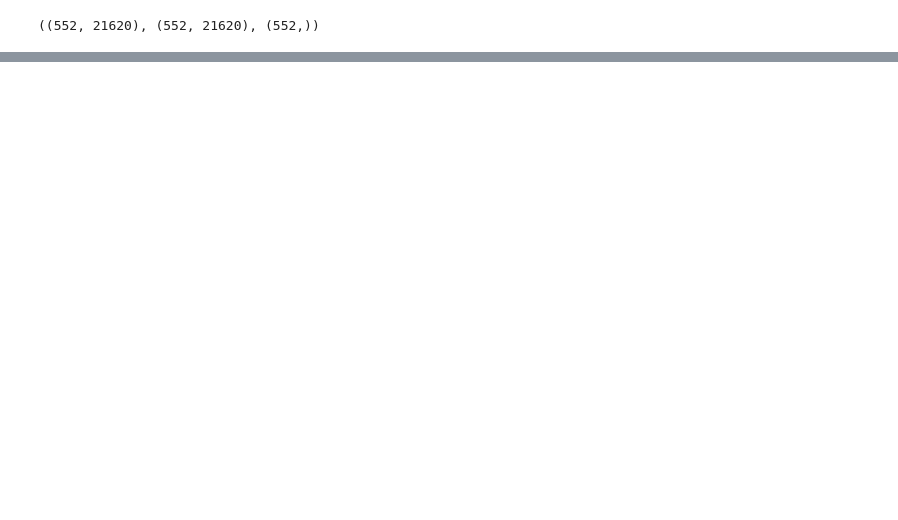
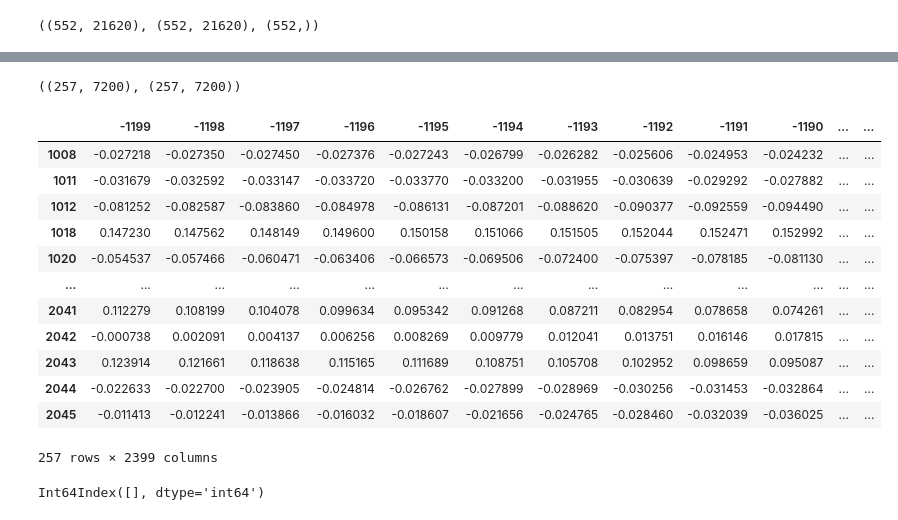
Before and after one commit to lujoselu98/TFM, a Jupyter notebook: Transformations/filter_data.ipynb, the cells around one changed output, grey strips where cells are left out. Saved outputs shown, nothing was run; the diff lists cells and outputs as text; code cells hidden in the pictures; blank space fills up the shorter version.

Commit message:
Filter patterns and plot utils

```diff
--- a/Transformations/filter_data.ipynb
+++ b/Transformations/filter_data.ipynb
@@ -62,0 +70,53 @@ fig.tight_layout()
+# %%
+mins_cut = 30
+nan_percentage_threshold = 30
+
+cut_fhr = fhr.copy().iloc[:, -mins_cut * 60 * 4:]
+fhr_nans_percent = (cut_fhr.isna().sum(axis=1) / cut_fhr.shape[1] * 100)
+fhr_now_dismissed = fhr_nans_percent.index[fhr_nans_percent > nan_percentage_threshold].to_list()
+
+cut_uc = uc.copy().iloc[:, -mins_cut * 60 * 4:]
+uc_nans_percent = (cut_uc.isna().sum(axis=1) / cut_fhr.shape[1] * 100)
+uc_now_dismissed = uc_nans_percent.index[uc_nans_percent > nan_percentage_threshold].to_list()
+
+
+removed = list(set(fhr_now_dismissed).union(set(uc_now_dismissed)))
+
+clean_fhr = cut_fhr.drop(removed)
+clean_uc = cut_uc.drop(removed)
+clean_fhr.shape, clean_uc.shape
+# %% [output]
+((257, 7200), (257, 7200))
+# %%
+cc_data = dict()
+lags = t_utils.calc_lags(minutes=5)
+
+for (idx_fhr, fhr_row), (idx_uc, uc_row) in tqdm(zip(clean_fhr.copy().iterrows(), clean_uc.copy().iterrows()), total=len(clean_uc)):
+    fhr_signal = pd.Series(fhr_row.values)
+    uc_signal = pd.Series(uc_row.values)
+
+    cc_data[idx_fhr] = joblib.Parallel(n_jobs=8)(
+        joblib.delayed(t_utils.cc)(fhr_signal, uc_signal, lag, 520) for lag in lags
+    )
+cc_df = pd.DataFrame(cc_data).T
+cc_df.columns = lags
+cc_df
+# %% [output]
+|  | -1199 | -1198 | -1197 | -1196 | -1195 | -1194 | -1193 | -1192 | -1191 | -1190 | ... | ... |
+| 1008 | -0.027218 | -0.027350 | -0.027450 | -0.027376 | -0.027243 | -0.026799 | -0.026282 | -0.025606 | -0.024953 | -0.024232 | ... | ... |
+| 1011 | -0.031679 | -0.032592 | -0.033147 | -0.033720 | -0.033770 | -0.033200 | -0.031955 | -0.030639 | -0.029292 | -0.027882 | ... | ... |
+| 1012 | -0.081252 | -0.082587 | -0.083860 | -0.084978 | -0.086131 | -0.087201 | -0.088620 | -0.090377 | -0.092559 | -0.094490 | ... | ... |
+| 1018 | 0.147230 | 0.147562 | 0.148149 | 0.149600 | 0.150158 | 0.151066 | 0.151505 | 0.152044 | 0.152471 | 0.152992 | ... | ... |
+| 1020 | -0.054537 | -0.057466 | -0.060471 | -0.063406 | -0.066573 | -0.069506 | -0.072400 | -0.075397 | -0.078185 | -0.081130 | ... | ... |
+| ... | ... | ... | ... | ... | ... | ... | ... | ... | ... | ... | ... | ... |
+| 2041 | 0.112279 | 0.108199 | 0.104078 | 0.099634 | 0.095342 | 0.091268 | 0.087211 | 0.082954 | 0.078658 | 0.074261 | ... | ... |
+| 2042 | -0.000738 | 0.002091 | 0.004137 | 0.006256 | 0.008269 | 0.009779 | 0.012041 | 0.013751 | 0.016146 | 0.017815 | ... | ... |
+| 2043 | 0.123914 | 0.121661 | 0.118638 | 0.115165 | 0.111689 | 0.108751 | 0.105708 | 0.102952 | 0.098659 | 0.095087 | ... | ... |
+| 2044 | -0.022633 | -0.022700 | -0.023905 | -0.024814 | -0.026762 | -0.027899 | -0.028969 | -0.030256 | -0.031453 | -0.032864 | ... | ... |
+| 2045 | -0.011413 | -0.012241 | -0.013866 | -0.016032 | -0.018607 | -0.021656 | -0.024765 | -0.028460 | -0.032039 | -0.036025 | ... | ... |
+257 rows × 2399 columns
+# %%
+bad_idx = cc_df.index[cc_df.isna().sum(axis=1) != 0]
+bad_idx
+# %% [output]
+Int64Index([], dtype='int64')
```
Also changed, not shown: parts of 3 cells of this notebook, 1 other file.
